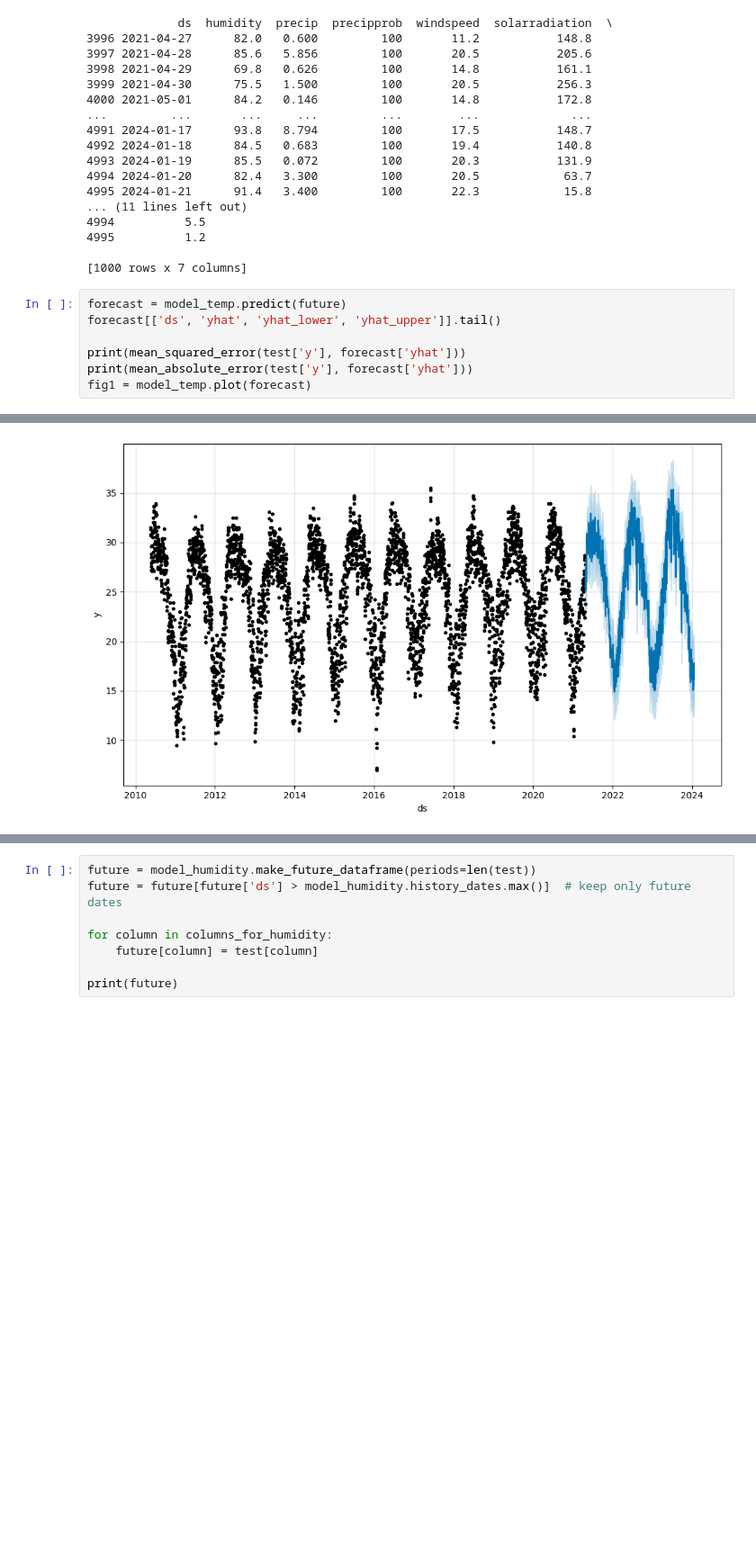
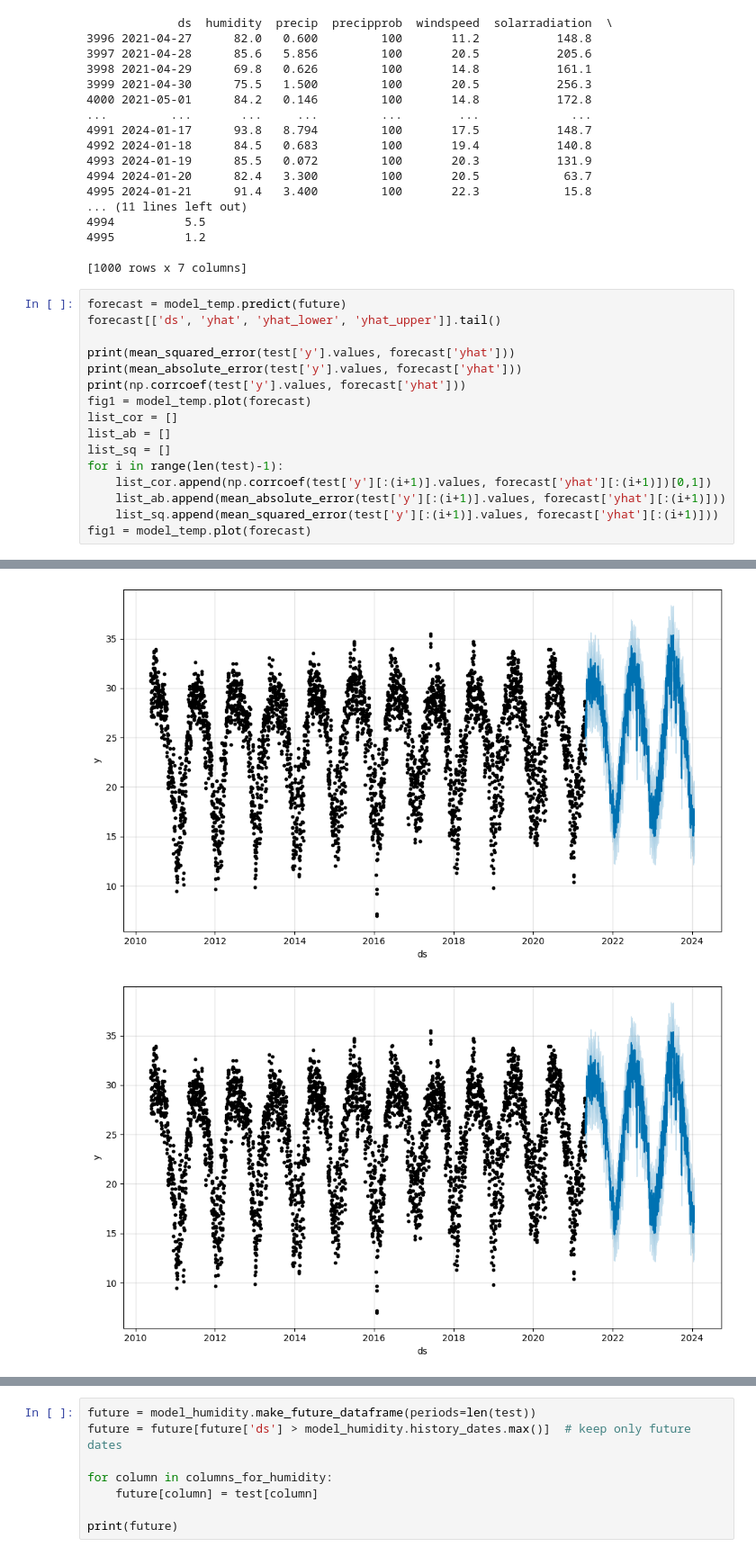
Before and after one commit to 10udCryp7/-Lab-Research-IOT-Weather-Tracking-for-Agriculture, a Jupyter notebook: Train Data/Prophet.ipynb, the cells around one changed output, grey strips where cells are left out. Shown at 90% size. Drawn from its saved outputs; the diff is of its cells as text; blank space fills up the shorter version.

```diff
--- a/Train Data/Prophet.ipynb
+++ b/Train Data/Prophet.ipynb
@@ -86,9 +86,18 @@ print(future)
 forecast = model_temp.predict(future)
 forecast[['ds', 'yhat', 'yhat_lower', 'yhat_upper']].tail()
 
-print(mean_squared_error(test['y'], forecast['yhat']))
-print(mean_absolute_error(test['y'], forecast['yhat']))
+print(mean_squared_error(test['y'].values, forecast['yhat']))
+print(mean_absolute_error(test['y'].values, forecast['yhat']))
+print(np.corrcoef(test['y'].values, forecast['yhat']))
 fig1 = model_temp.plot(forecast)
+list_cor = []
+list_ab = []
+list_sq = []
+for i in range(len(test)-1):
+    list_cor.append(np.corrcoef(test['y'][:(i+1)].values, forecast['yhat'][:(i+1)])[0,1])
+    list_ab.append(mean_absolute_error(test['y'][:(i+1)].values, forecast['yhat'][:(i+1)]))
+    list_sq.append(mean_squared_error(test['y'][:(i+1)].values, forecast['yhat'][:(i+1)]))
+fig1 = model_temp.plot(forecast)
 # %% [output]
 6.368523099963554
 2.0538294114586355
@@ -95 +106,2 @@ fig1 = model_temp.plot(forecast)
 [figure]
+[figure, added]
```
Also changed, not shown: parts of 13 cells of this notebook, 19 other files.
